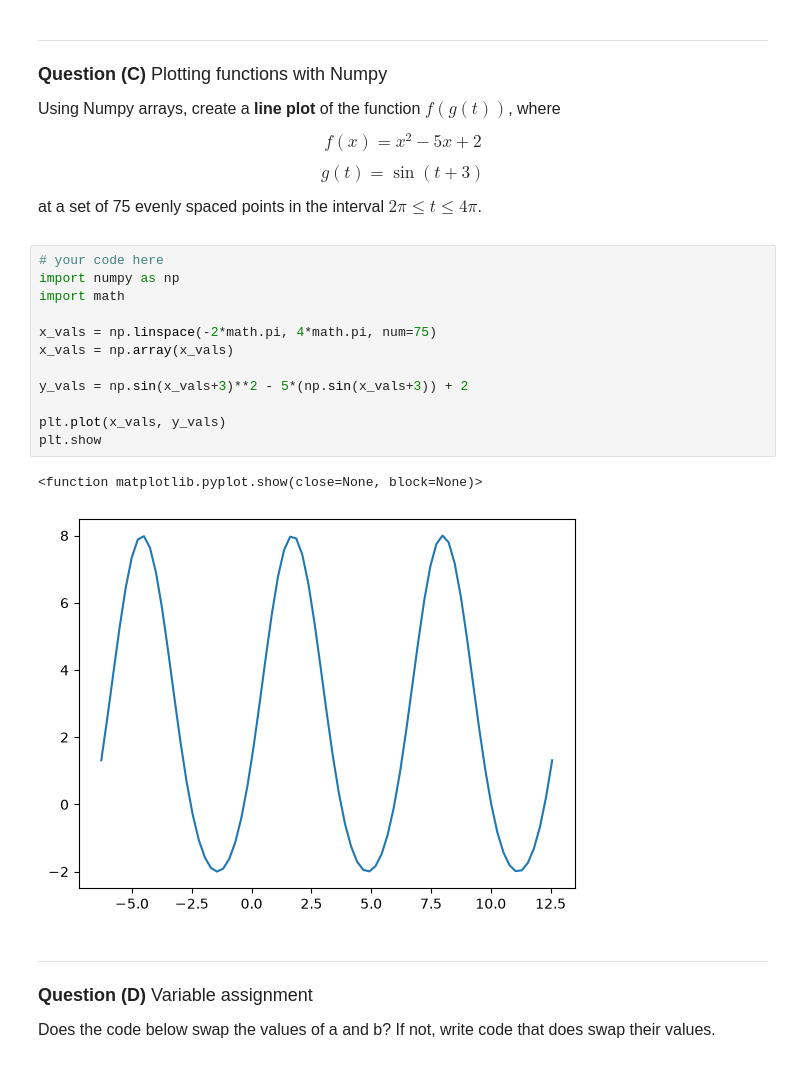
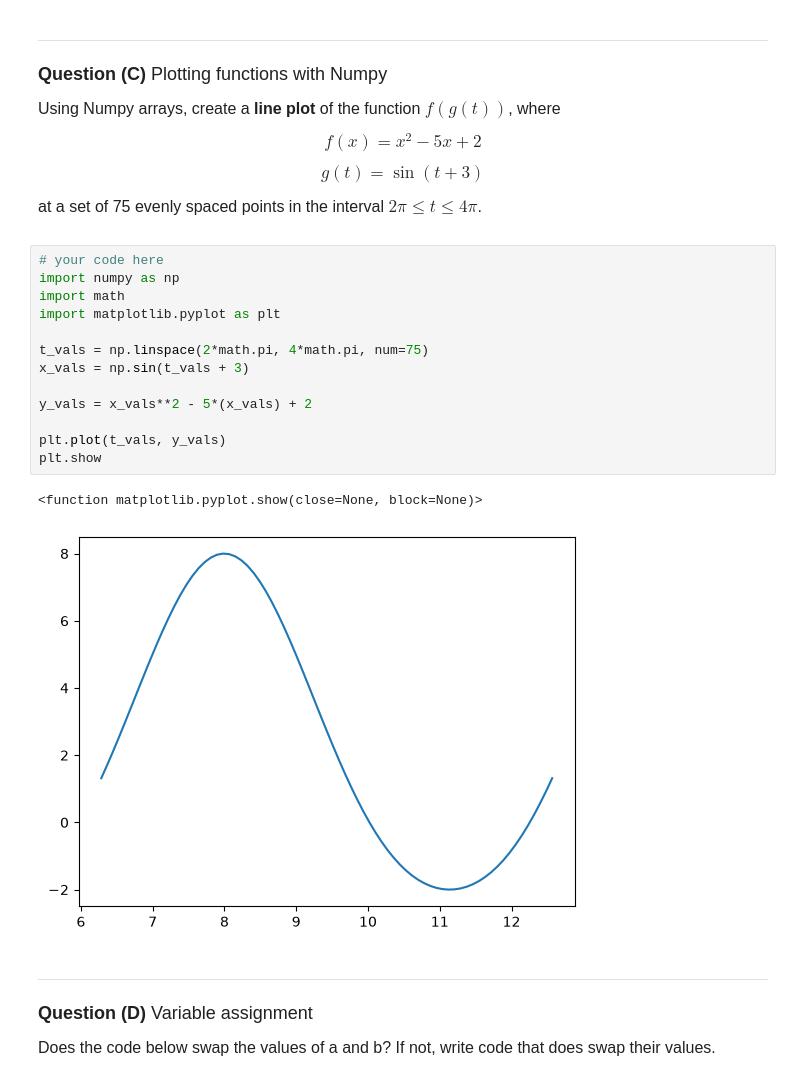
Before and after one commit to rwang0127/datasci151fall2026, a Jupyter notebook: _quizzes/practice_quiz/practice_quiz.ipynb, the cells around one changed output. Cells and saved outputs as stored; diff of their text form.

```diff
--- a/_quizzes/practice_quiz/practice_quiz.ipynb
+++ b/_quizzes/practice_quiz/practice_quiz.ipynb
@@ -135,18 +135,19 @@ at a set of 75 evenly spaced points in the interval $2\pi \leq t \leq 4\pi$.
 # %%
 # your code here
 import numpy as np
 import math
+import matplotlib.pyplot as plt
 
-x_vals = np.linspace(-2*math.pi, 4*math.pi, num=75)
-x_vals = np.array(x_vals)
+t_vals = np.linspace(2*math.pi, 4*math.pi, num=75)
+x_vals = np.sin(t_vals + 3)
 
-y_vals = np.sin(x_vals+3)**2 - 5*(np.sin(x_vals+3)) + 2
+y_vals = x_vals**2 - 5*(x_vals) + 2
 
-plt.plot(x_vals, y_vals)
+plt.plot(t_vals, y_vals)
 plt.show
 # %% [output]
 <function matplotlib.pyplot.show(close=None, block=None)>
-[figure, old version]
+[figure, new version]
 # %% [markdown]
 _______________________________
 <font size = "4">
```
Also changed, not shown: parts of 1 cell of this notebook, 3 other files.
